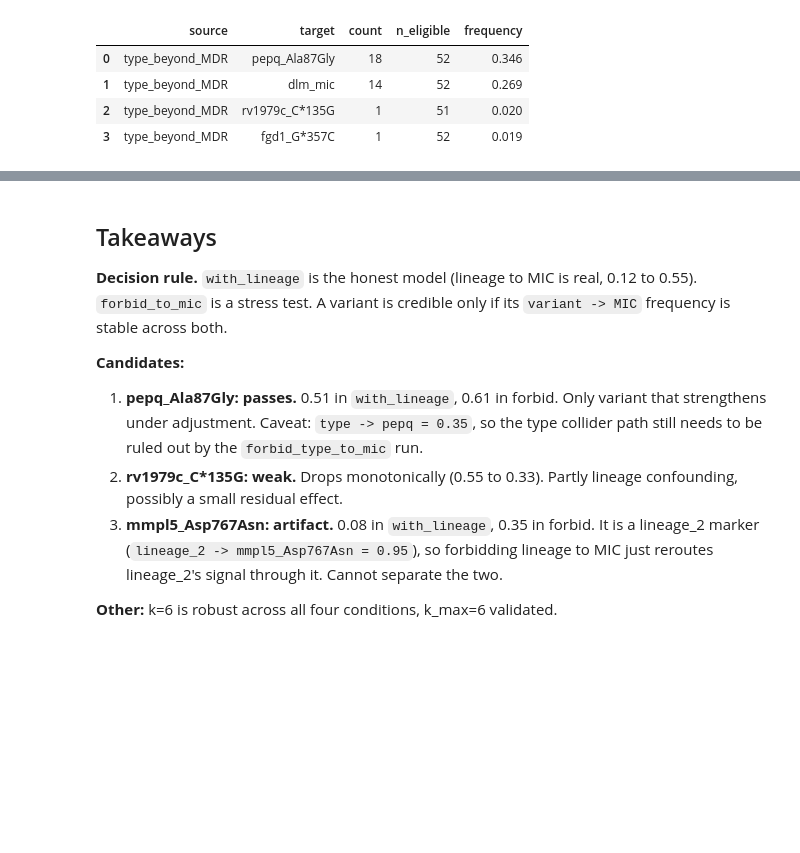
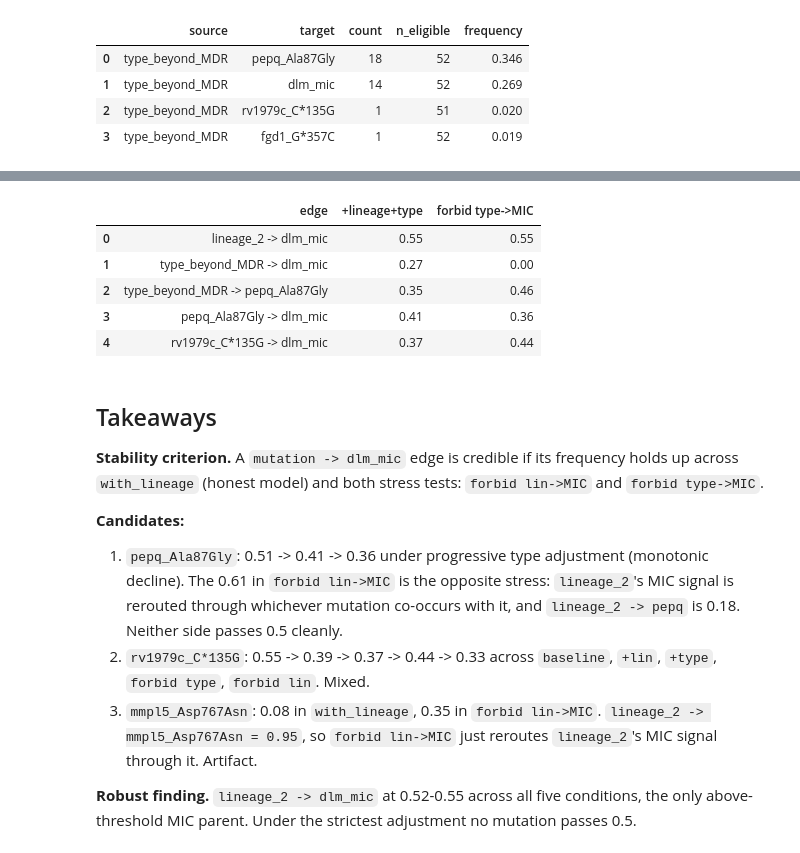
Before and after one commit to YasmineParent/tb_internship, a Jupyter notebook: notebooks/mixed_cmm/real/delamanid_ablation_comparison.ipynb, the cells around one changed output, grey strips where cells are left out. Drawn from its saved outputs; the diff is of its cells as text; code cells hidden in the pictures; blank space fills up the shorter version.

```diff
--- a/notebooks/mixed_cmm/real/delamanid_ablation_comparison.ipynb
+++ b/notebooks/mixed_cmm/real/delamanid_ablation_comparison.ipynb
@@ -165,11 +182,33 @@ type_out[['source', 'target', 'count', 'n_eligible', 'frequency']].round(3).rese
+# %%
+allow = edges['with_lineage_and_type'].set_index(['source', 'target'])['frequency']
+forbid = edges['with_lineage_and_type_forbid_to_mic'].set_index(['source', 'target'])['frequency']
+key_edges = [
+    ('lineage_2', 'dlm_mic'),
+    ('type_beyond_MDR', 'dlm_mic'),
+    ('type_beyond_MDR', 'pepq_Ala87Gly'),
+    ('pepq_Ala87Gly', 'dlm_mic'),
+    ('rv1979c_C*135G', 'dlm_mic'),
+]
+pd.DataFrame({
+    'edge': [f'{s} -> {t}' for s, t in key_edges],
+    '+lineage+type': [round(allow.get((s, t), 0.0), 2) for s, t in key_edges],
+    'forbid type->MIC': [round(forbid.get((s, t), 0.0), 2) for s, t in key_edges],
+})
+# %% [output]
+|  | edge | +lineage+type | forbid type->MIC |
+| 0 | lineage_2 -> dlm_mic | 0.55 | 0.55 |
+| 1 | type_beyond_MDR -> dlm_mic | 0.27 | 0.00 |
+| 2 | type_beyond_MDR -> pepq_Ala87Gly | 0.35 | 0.46 |
+| 3 | pepq_Ala87Gly -> dlm_mic | 0.41 | 0.36 |
+| 4 | rv1979c_C*135G -> dlm_mic | 0.37 | 0.44 |
 # %% [markdown]
 ## Takeaways
 
-**Decision rule.** `with_lineage` is the honest model (lineage to MIC is real, 0.12 to 0.55). `forbid_to_mic` is a stress test. A variant is credible only if its `variant -> MIC` frequency is stable across both.
+**Stability criterion.** A `mutation -> dlm_mic` edge is credible if its frequency holds up across `with_lineage` (honest model) and both stress tests: `forbid lin->MIC` and `forbid type->MIC`.
 
 **Candidates:**
-1. **pepq_Ala87Gly: passes.** 0.51 in `with_lineage`, 0.61 in forbid. Only variant that strengthens under adjustment. Caveat: `type -> pepq = 0.35`, so the type collider path still needs to be ruled out by the `forbid_type_to_mic` run.
-2. **rv1979c_C*135G: weak.** Drops monotonically (0.55 to 0.33). Partly lineage confounding, possibly a small residual effect.
-3. **mmpl5_Asp767Asn: artifact.** 0.08 in `with_lineage`, 0.35 in forbid. It is a lineage_2 marker (`lineage_2 -> mmpl5_Asp767Asn = 0.95`), so forbidding lineage to MIC just reroutes lineage_2's signal through it. Cannot separate the two.
+1. `pepq_Ala87Gly`: 0.51 -> 0.41 -> 0.36 under progressive type adjustment (monotonic decline). The 0.61 in `forbid lin->MIC` is the opposite stress: `lineage_2`'s MIC signal is rerouted through whichever mutation co-occurs with it, and `lineage_2 -> pepq` is 0.18. Neither side passes 0.5 cleanly.
+2. `rv1979c_C*135G`: 0.55 -> 0.39 -> 0.37 -> 0.44 -> 0.33 across `baseline`, `+lin`, `+type`, `forbid type`, `forbid lin`. Mixed.
+3. `mmpl5_Asp767Asn`: 0.08 in `with_lineage`, 0.35 in `forbid lin->MIC`. `lineage_2 -> mmpl5_Asp767Asn = 0.95`, so `forbid lin->MIC` just reroutes `lineage_2`'s MIC signal through it. Artifact.
 
-**Other:** k=6 is robust across all four conditions, k_max=6 validated.
+**Robust finding.** `lineage_2 -> dlm_mic` at 0.52-0.55 across all five conditions, the only above-threshold MIC parent. Under the strictest adjustment no mutation passes 0.5.
```
Also changed, not shown: parts of 12 cells of this notebook, 3 other files.
